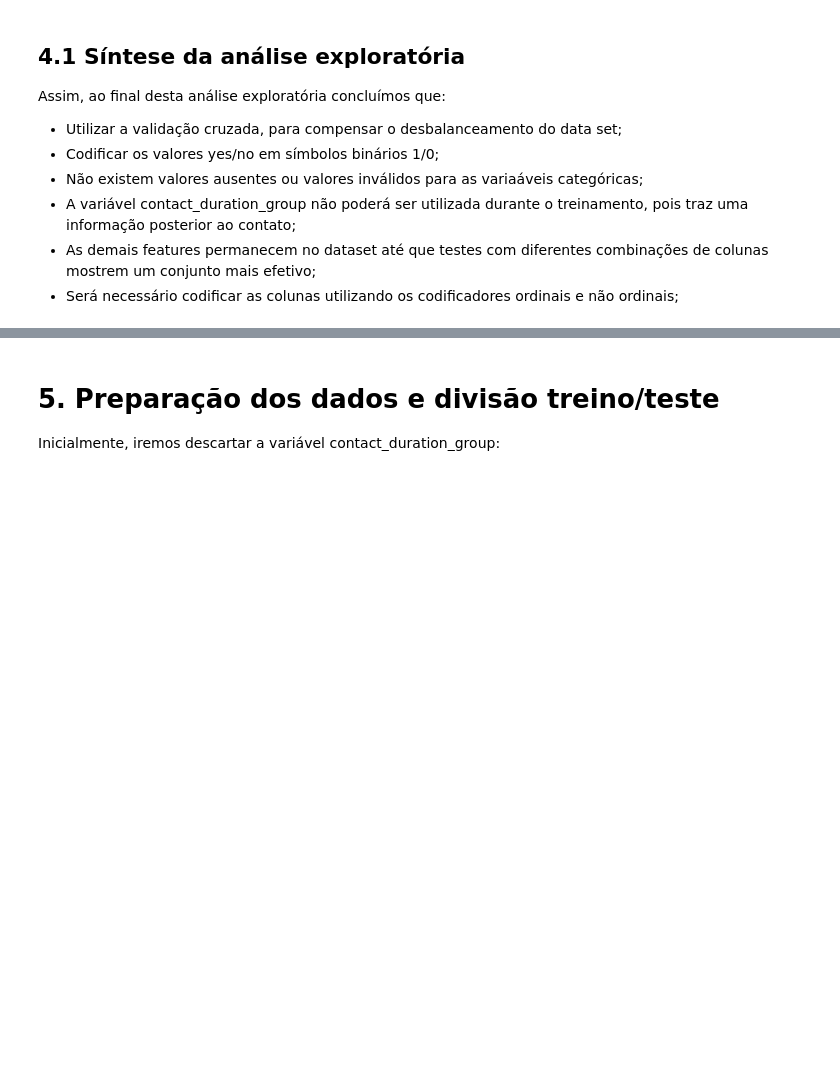
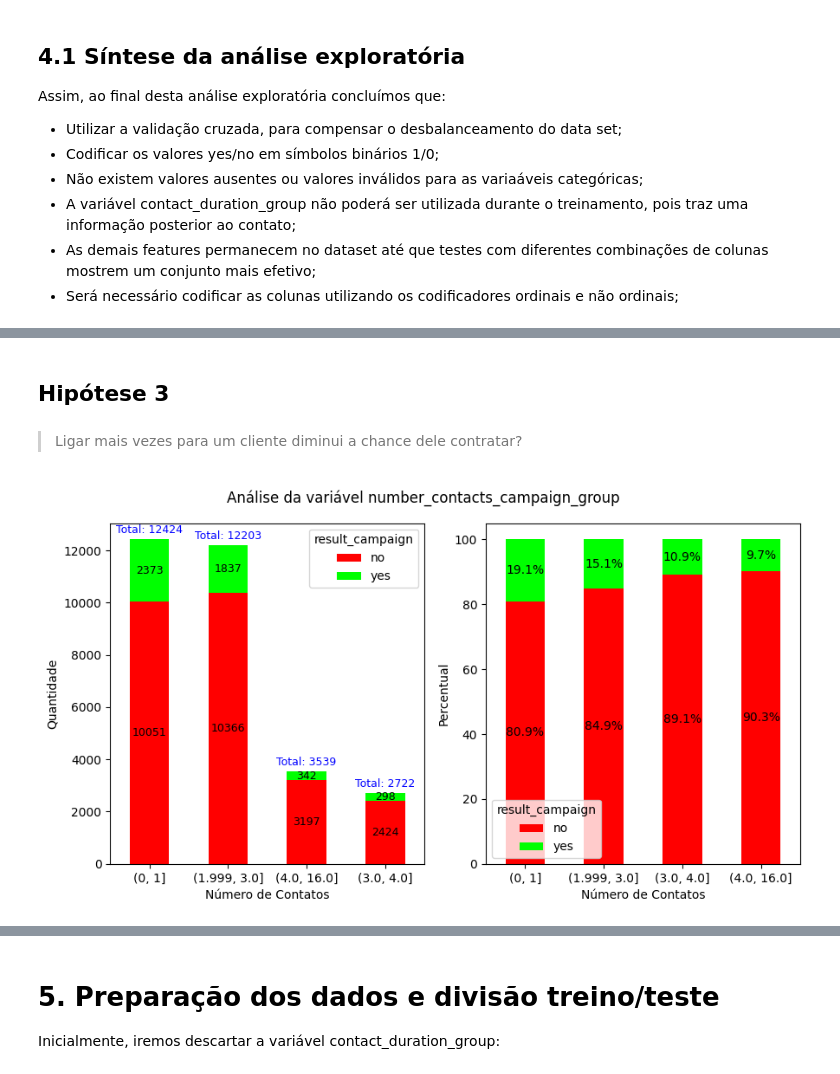
Before and after one commit to LucasBarbosaSilva/MVPSprint3MLAnalytics, a Jupyter notebook: MVP_Sprint_3_ML_Analytics.ipynb, the cells around one changed output, grey strips where cells are left out. Saved outputs shown, nothing was run; the diff lists cells and outputs as text; code cells hidden in the pictures; blank space fills up the shorter version.

```diff
--- a/MVP_Sprint_3_ML_Analytics.ipynb
+++ b/MVP_Sprint_3_ML_Analytics.ipynb
@@ -650,0 +685,12 @@ Assim, ao final desta análise exploratória concluímos que:
+# %% [markdown]
+## Hipótese 3
+# %% [markdown]
+> Ligar mais vezes para um cliente diminui a chance dele contratar?
+# %%
+figsize = (9, 5)
+variable = 'number_contacts_campaign_group'
+label = 'Número de Contatos'
+target = 'result_campaign'
+df_group = plot_bar_by_hue_result(figsize, df_columns, variable, label, target)
+# %% [output]
+[figure, added]
```
Also changed, not shown: parts of 20 cells of this notebook.
